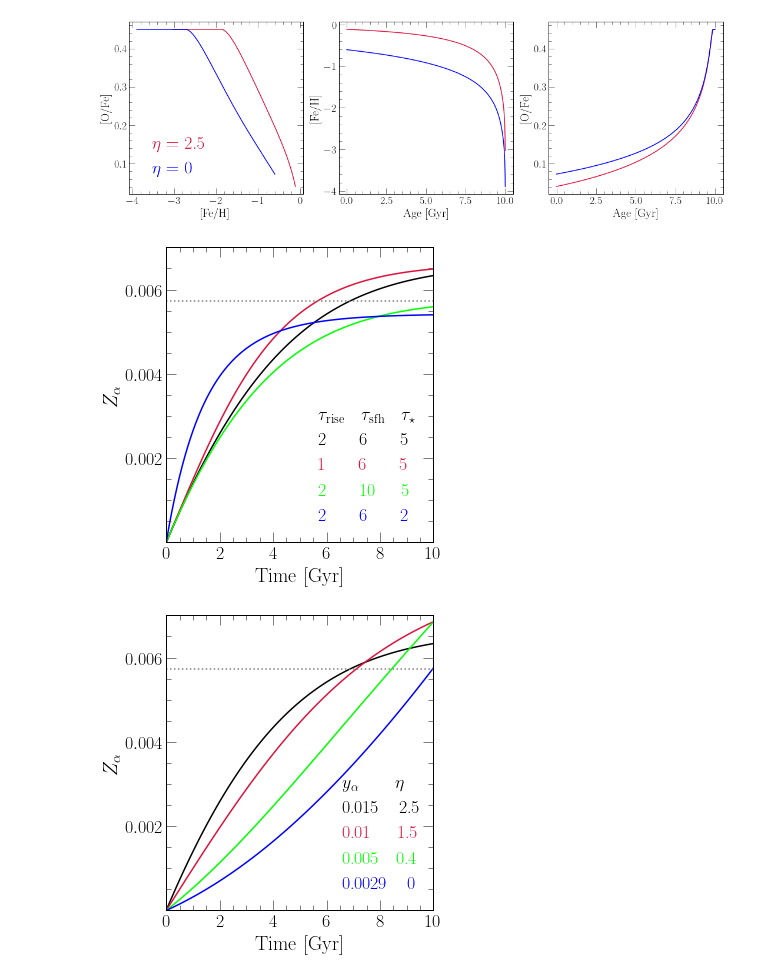
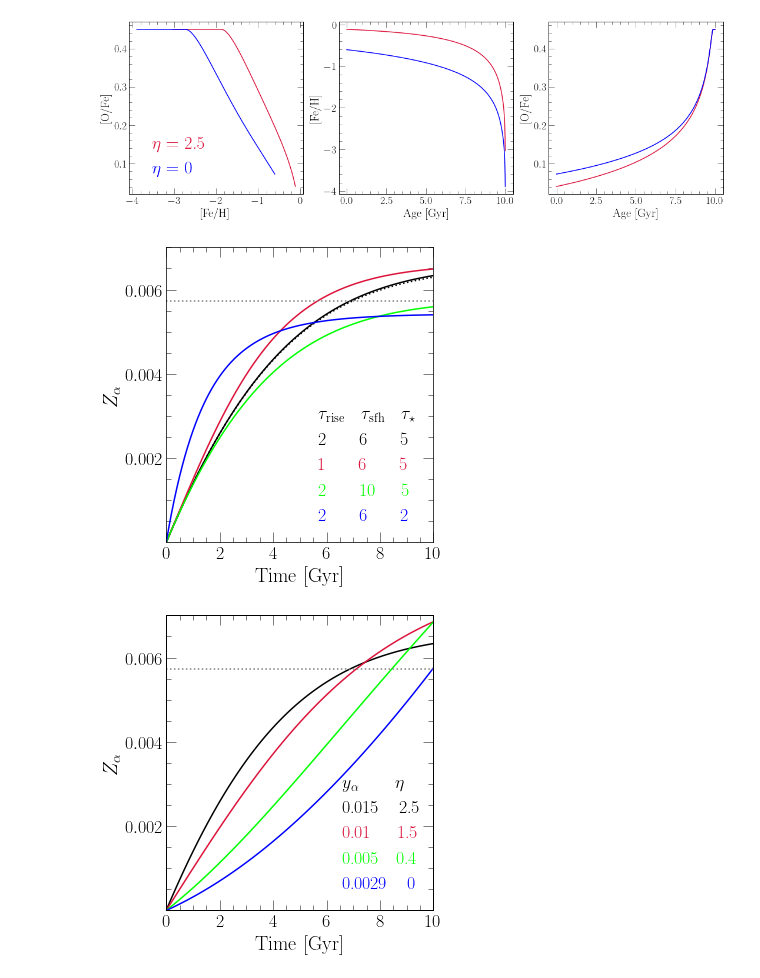
Before and after one commit to giganano/outflows, a Jupyter notebook: notebooks/onezone.ipynb, the cells around one changed output. Cells and saved outputs as stored; diff of their text form; code cells hidden in the pictures.

```diff
--- a/notebooks/onezone.ipynb
+++ b/notebooks/onezone.ipynb
@@ -184,3 +179,13 @@ class analytic_Zdotalpha_on_Zalpha(analytic_Zalpha):
+# %%
+class insideoutsfh:
+
+    def __init__(self, norm = 1, taurise = 2, tausfh = 6):
+        self.norm = norm
+        self.taurise = taurise
+        self.tausfh = tausfh
+
+    def __call__(self, time):
+        return self.norm * (1 - np.exp(-time / self.taurise)) * np.exp(-time / self.tausfh)
 # %%
 fig = plt.figure(figsize = (5, 5))
 ax = fig.add_subplot(111)
@@ -190,6 +195,17 @@ ax.set_xlim([0, 10])
 ax.set_ylim([0, 0.007])
 ax.set_xticks(range(0, 11, 2))
 ax.set_yticks([0.002, 0.004, 0.006])
+
+with vice.singlezone(name = "tmp") as sz:
+    sz.func = insideoutsfh()
+    sz.mode = "sfr"
+    sz.elements = ['o']
+    sz.tau_star = 5
+    sz.eta = 2.5
+    sz.recycling = 0.4
+    sz.dt = 0.001
+    out = sz.run(np.linspace(0, 10, 1001), overwrite = True, capture = True)
+    ax.plot(out.history["time"], out.history["z(o)"], c = named_colors()["black"], linestyle = ':')
 
 kwargs = {
     "c": named_colors()["white"],
@@ -215,34 +231,34 @@ ax.plot(xvals, yvals, **kwargs)
 model.taurise = 2
 model.tausfh = 10
 kwargs["c"] = named_colors()["lime"]
 kwargs["label"] = "2\qquad10\quad\;\;5"
 yvals = [model(x) for x in xvals]
 ax.plot(xvals, yvals, **kwargs)
 
 model.tausfh = 6
 model.taustar = 2
 kwargs["c"] = named_colors()["blue"]
 kwargs["label"] = "2\qquad6\qquad2"
 yvals = [model(x) for x in xvals]
 ax.plot(xvals, yvals, **kwargs)
 
 ax.axhline(vice.solar_z['o'], linestyle = ':', c = named_colors()["grey"])
 
 kwargs = {
     "loc": mpl_loc("lower right"),
     "bbox_to_anchor": (0.99, 0.01),
     "ncol": 1
 }
 leg = ax.legend(**kwargs)
 for i in range(1, 5):
     leg.get_texts()[i].set_color(["black", "crimson", "lime", "blue"][i - 1])
     leg.legendHandles[i].set_visible(False)
 
 plt.tight_layout()
 plt.savefig("../latex/onezone-mdfs/vartimescales.pdf")
 plt.show()
 # %% [output]
-[figure, old version]
+[figure, new version]
 # %%
 fig = plt.figure(figsize = (5, 5))
 ax = fig.add_subplot(111)
```
Also changed, not shown: parts of 2 cells of this notebook, 2 other files.
